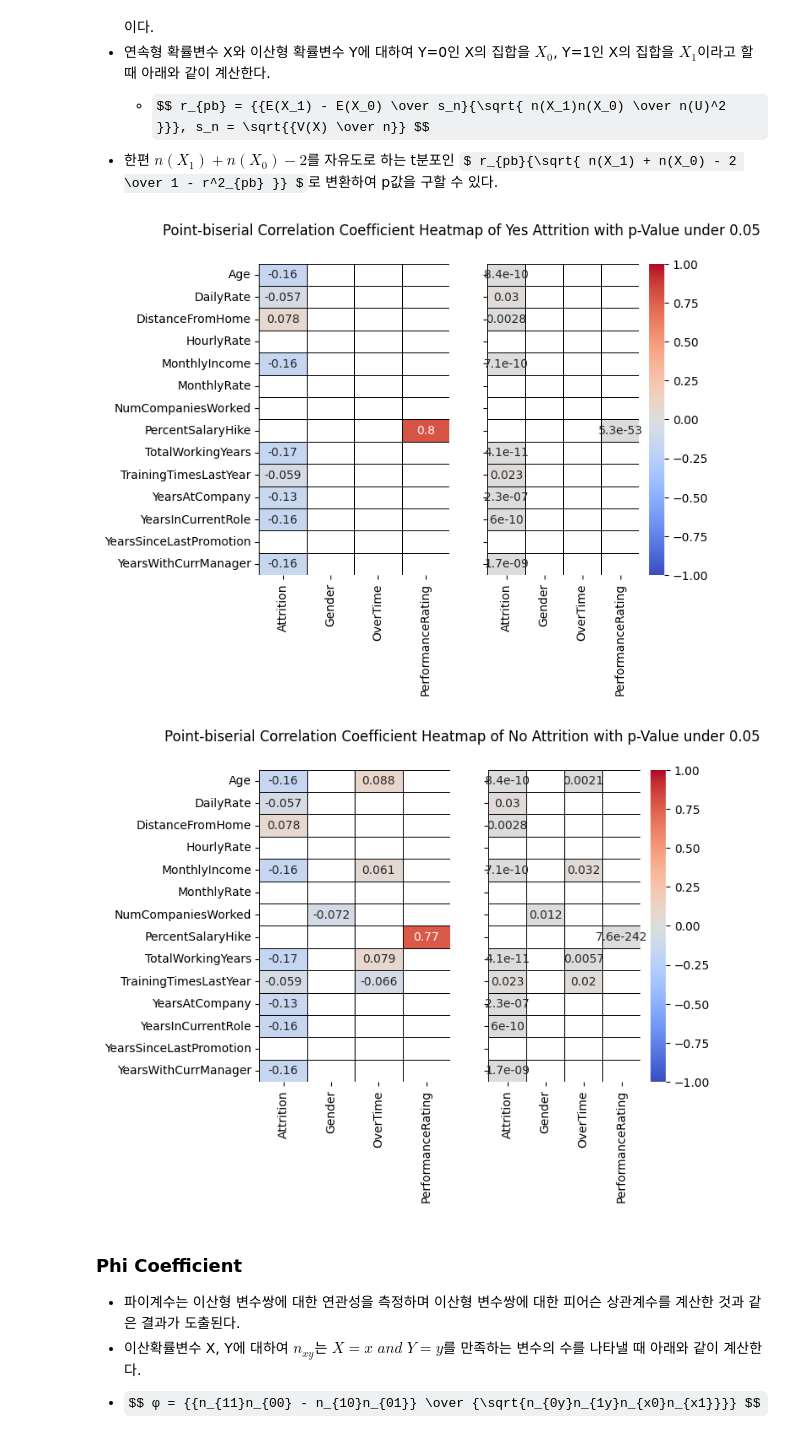
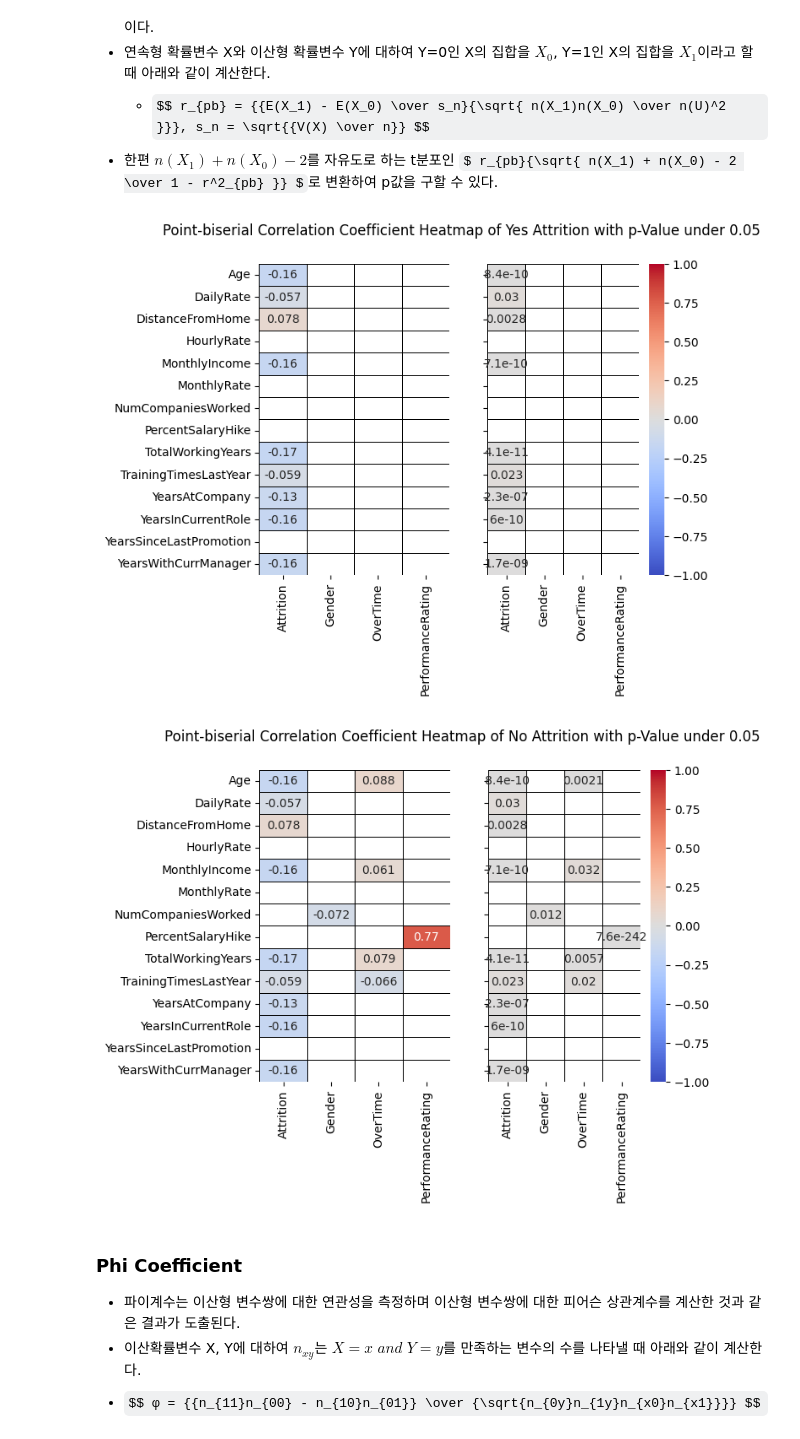
Before and after one commit to Indigo-Coder-github/23_1_Database, a Jupyter notebook: feature corr/feature_heatmap.ipynb, the cells around one changed output. Drawn from its saved outputs; the diff is of its cells as text; code cells hidden in the pictures; some formulas as TeX source.

```diff
--- a/feature corr/feature_heatmap.ipynb
+++ b/feature corr/feature_heatmap.ipynb
@@ -22,6 +22,7 @@ df[category_column] = df[category_column].replace({"Non-Travel":0, "Travel_Rarel
                                                    "Research & Development":0, "Sales":1, "Human Resources":2,
                                                    "Life Sciences":0, "Medical":1, "Marketing":2, "Technical Degree":3, "Other":4,
                                                    "Sales Executive":0, "Research Scientist":1, "Laboratory Technician":2, "Manufacturing Director":3, "Healthcare Representative":4,
+                                                   "Healthcare Representitive":5, "Manager":6, "Sales Representative":7, "Research Director":8, "Human Resources":9,
                                                    "Single":0, "Married":1, "Divorced":2})
 
 ordinary_column = ["Education", "EnvironmentSatisfaction", "JobInvolvement", "JobLevel", "JobSatisfaction",
@@ -121,54 +122,57 @@ plt.show()
 -   한편 $n(X_1) + n(X_0) - 2$를 자유도로 하는 t분포인 $ r_{pb}{\sqrt{ n(X_1) + n(X_0) - 2 \over 1 - r^2_{pb} }} $로 변환하여 p값을 구할 수 있다.
 # %%
 #함수의 반환값이 각각 상관계수 값과 p값이기 때문에 둘 다 출력
-df_r_pbr, df_p_pbr = (pd.DataFrame(index=continuous_column, columns=binary_column).astype(float),
+df_r_pbr_Yes, df_p_pbr_Yes = (pd.DataFrame(index=continuous_column, columns=binary_column).astype(float),
                       pd.DataFrame(index=continuous_column, columns=binary_column).astype(float))
 
 for i in continuous_column:
     for j in binary_column:
         #Attrition을 기준으로 나누었기 때문에 PBr이 계산되지 않음
         #때문에 Attrition 부분만 Yes와 No로 나누지 않음
-        if j == "Attrition": df_r_pbr.loc[i][j], df_p_pbr.loc[i][j] = stats.pointbiserialr(df[i], df[j])
-        else: df_r_pbr.loc[i][j], df_p_pbr.loc[i][j] = stats.pointbiserialr(df_Yes[i], df_Yes[j])
+        if j == "Attrition": df_r_pbr_Yes.loc[i][j], df_p_pbr_Yes.loc[i][j] = stats.pointbiserialr(df[i], df[j])
+        else: df_r_pbr_Yes.loc[i][j], df_r_pbr_Yes.loc[i][j] = stats.pointbiserialr(df_Yes[i], df_Yes[j])
 
 fig = plt.figure(122)
 fig.suptitle("Point-biserial Correlation Coefficient Heatmap of Yes Attrition with p-Value under 0.05")
 ax1 = fig.add_subplot(121)
-sns.heatmap(df_r_pbr[df_p_pbr<=0.05],
+sns.heatmap(df_r_pbr_Yes[df_p_pbr_Yes<=0.05],
             annot=True, cmap="coolwarm",
             linewidths=0.5, linecolor="black",
             vmin=-1.0, vmax=1.0, cbar=False)
-plt.yticks(ticks=np.array(range(len(df_r_pbr)))+0.5,labels=df_r_pbr.index)
+plt.yticks(ticks=np.array(range(len(df_r_pbr_Yes)))+0.5,labels=df_r_pbr_Yes.index)
 plt.subplot(122)
-sns.heatmap(df_p_pbr[df_p_pbr<=0.05],
+sns.heatmap(df_p_pbr_Yes[df_p_pbr_Yes<=0.05],
             annot=True, cmap="coolwarm",
             linewidths=0.5, linecolor="black",
             vmin=-1.0, vmax=1.0)
-plt.yticks(ticks=np.array(range(len(df_p_pbr)))+0.5,labels=[])
+plt.yticks(ticks=np.array(range(len(df_r_pbr_Yes)))+0.5,labels=[])
 plt.show()
+
+df_r_pbr_No, df_p_pbr_No = (pd.DataFrame(index=continuous_column, columns=binary_column).astype(float),
+                      pd.DataFrame(index=continuous_column, columns=binary_column).astype(float))
 
 for i in continuous_column:
     for j in binary_column:
-        if j == "Attrition": df_r_pbr.loc[i][j], df_p_pbr.loc[i][j] = stats.pointbiserialr(df[i], df[j])
-        else: df_r_pbr.loc[i][j], df_p_pbr.loc[i][j] = stats.pointbiserialr(df_No[i], df_No[j])
+        if j == "Attrition": df_r_pbr_No.loc[i][j], df_p_pbr_No.loc[i][j] = stats.pointbiserialr(df[i], df[j])
+        else: df_r_pbr_No.loc[i][j], df_p_pbr_No.loc[i][j] = stats.pointbiserialr(df_No[i], df_No[j])
 
 fig = plt.figure(122)
 fig.suptitle("Point-biserial Correlation Coefficient Heatmap of No Attrition with p-Value under 0.05")
 plt.subplot(121)
-sns.heatmap(df_r_pbr[df_p_pbr<=0.05],
+sns.heatmap(df_r_pbr_No[df_p_pbr_No<=0.05],
             annot=True, cmap="coolwarm",
             linewidths=0.5, linecolor="black",
             vmin=-1.0, vmax=1.0, cbar=False)
-plt.yticks(ticks=np.array(range(len(df_r_pbr)))+0.5,labels=df_r_pbr.index)
+plt.yticks(ticks=np.array(range(len(df_r_pbr_No)))+0.5,labels=df_r_pbr_No.index)
 plt.subplot(122)
-sns.heatmap(df_p_pbr[df_p_pbr<=0.05],
+sns.heatmap(df_p_pbr_No[df_p_pbr_No<=0.05],
             annot=True, cmap="coolwarm",
             linewidths=0.5, linecolor="black",
             vmin=-1.0, vmax=1.0)
-plt.yticks(ticks=np.array(range(len(df_p_pbr)))+0.5,labels=[])
+plt.yticks(ticks=np.array(range(len(df_p_pbr_No)))+0.5,labels=[])
 plt.show()
 # %% [output]
-[figure, old version]
+[figure, new version]
 [figure]
 # %% [markdown]
 ### Phi Coefficient
```
Also changed, not shown: parts of 4 cells of this notebook, 1 other file.
